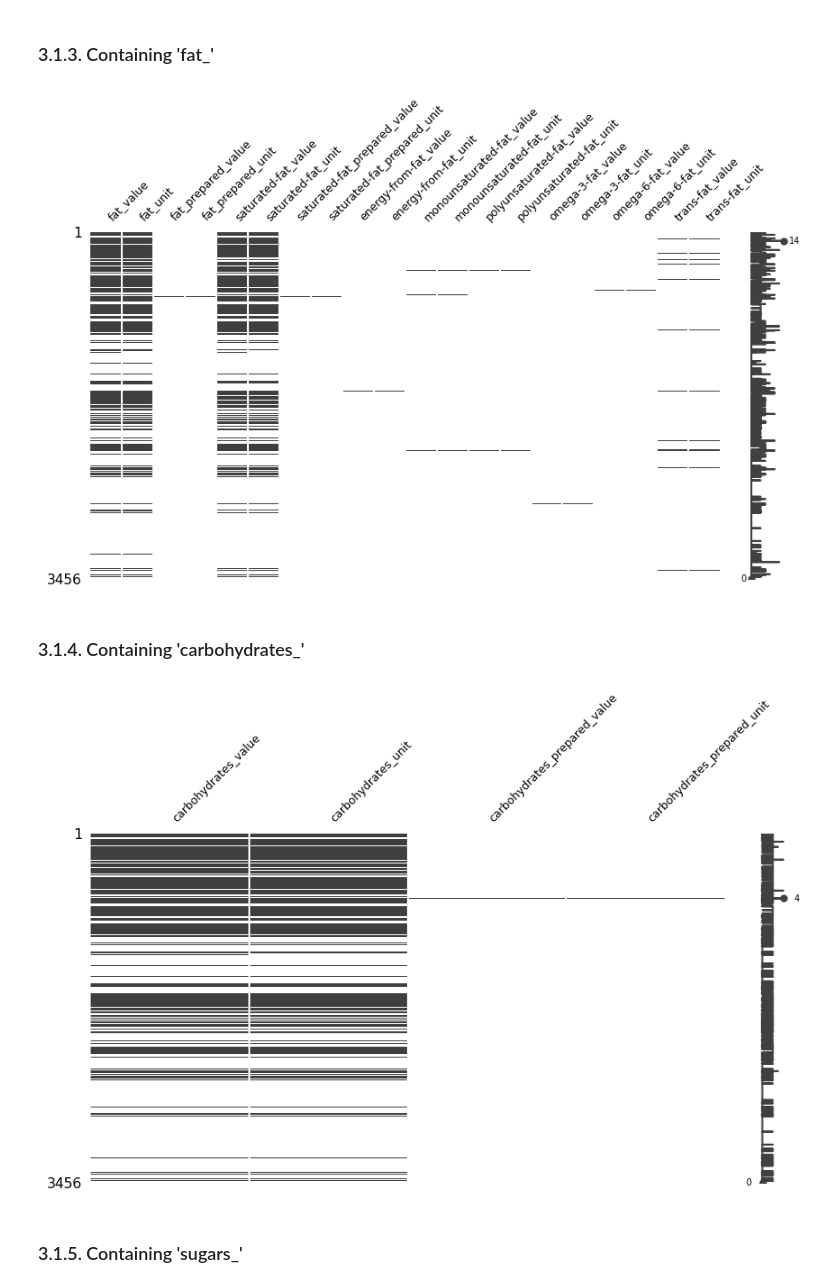
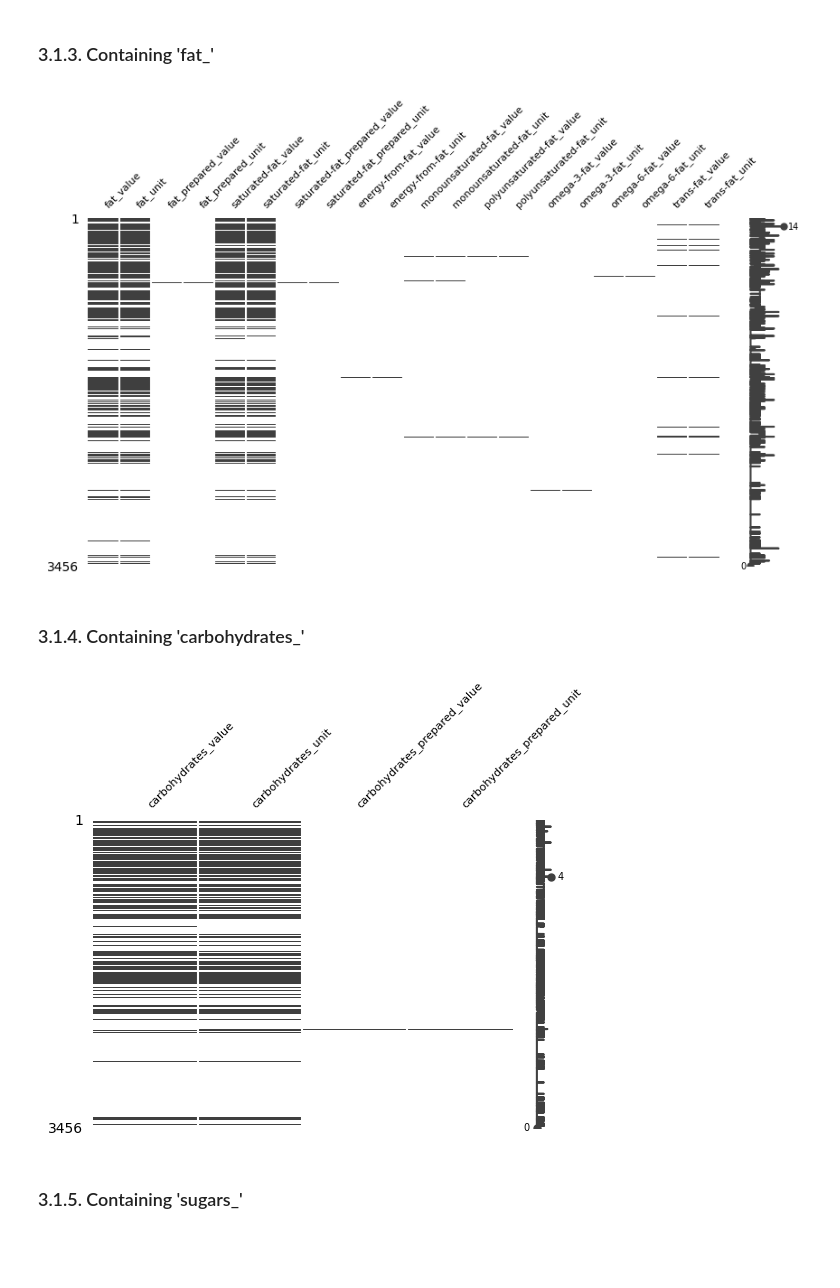
Before and after one commit to 64FC/Openclassrooms_DataScientist, a Jupyter notebook: Projet_2/OpenFoodFacts_1_notebook_nettoyage.ipynb, the cells around one changed output. Cells and saved outputs as stored; diff of their text form; code cells hidden in the pictures; blank space fills up the shorter version.

```diff
--- a/Projet_2/OpenFoodFacts_1_notebook_nettoyage.ipynb
+++ b/Projet_2/OpenFoodFacts_1_notebook_nettoyage.ipynb
@@ -368,9 +343,9 @@ subset_df = prep2_df.filter(regex=('fat_'))
 # I also save the columns in a list:
 removed_list = subset_df.columns.to_list()
 
-_ = msno.matrix(df=subset_df, figsize=(10,5), fontsize=9)
+_ = msno.matrix(df=subset_df, figsize=(10,5), fontsize=8)
 # %% [output]
-[figure, old version]
+[figure, new version]
 # %%
 # From this (saved) list, I remove the columns I want to keep
 removed_list.remove('fat_value')
@@ -385,13 +360,13 @@ drop_cols.extend(removed_list)
 # %%
 # I repeat the same process for another interesting keyword
 subset_df = prep2_df.filter(regex=('carbohydrates_'))
 
 # I also save the columns in a list:
 removed_list = subset_df.columns.to_list()
 
-_ = msno.matrix(df=subset_df, figsize=(10,5), fontsize=9)
+_ = msno.matrix(df=subset_df, figsize=(6,4), fontsize=8)
 # %% [output]
-[figure, old version]
+[figure, new version]
 # %%
 # From this (saved) list, I remove the columns I want to keep
 removed_list.remove('carbohydrates_value')
```
Also changed, not shown: parts of 59 cells of this notebook.
